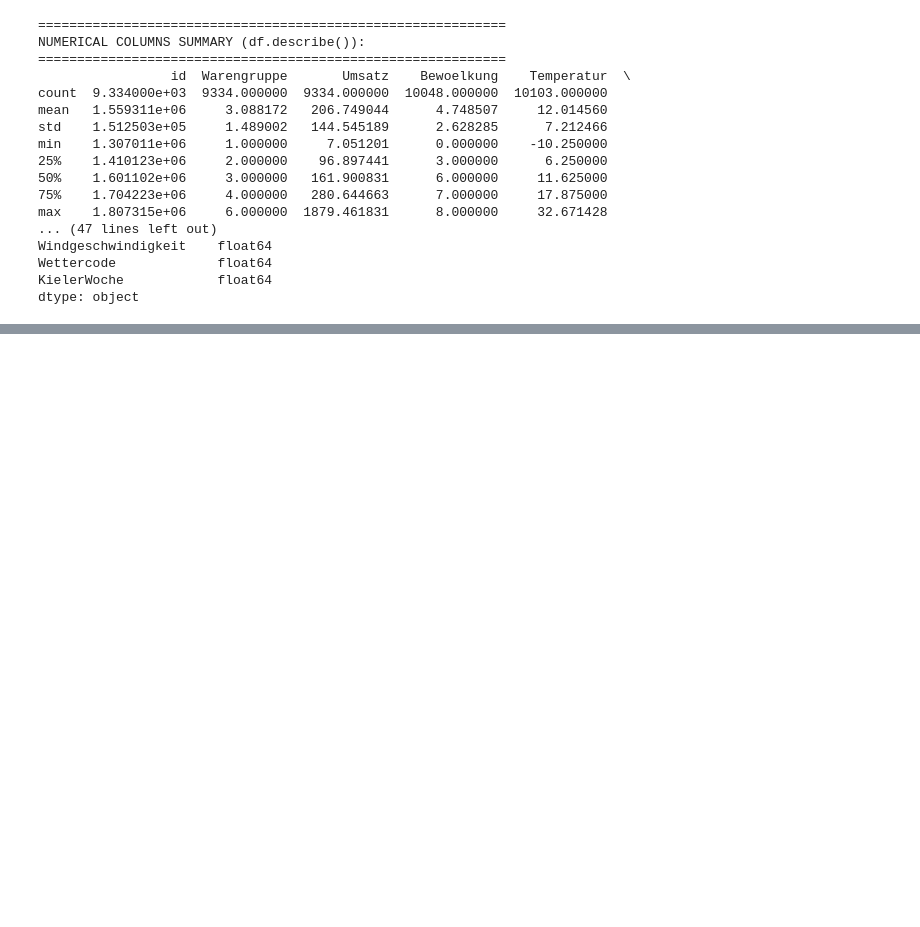
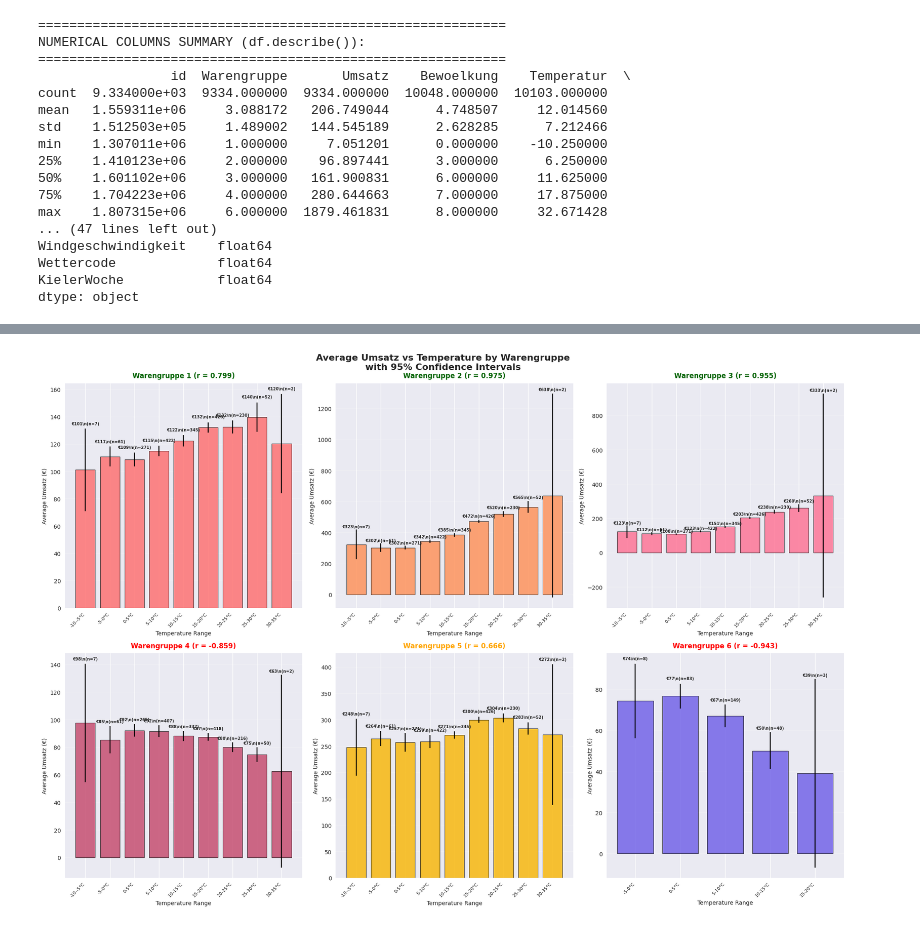
Before and after one commit to DavidStrif/team3_goodweather, a Jupyter notebook: 1_DatasetCharacteristics/notebooks/task1_description.ipynb, the cells around one changed output, grey strips where cells are left out. Saved outputs shown, nothing was run; the diff lists cells and outputs as text; code cells hidden in the pictures; blank space fills up the shorter version.

```diff
--- a/1_DatasetCharacteristics/notebooks/task1_description.ipynb
+++ b/1_DatasetCharacteristics/notebooks/task1_description.ipynb
@@ -91,0 +709,77 @@ dtype: object
+# %%
+# Create subplots for temperature vs Umsatz for each Warengruppe
+fig, axes = plt.subplots(2, 3, figsize=(20, 14))
+fig.suptitle('Average Umsatz vs Temperature by Warengruppe\nwith 95% Confidence Intervals',
+             fontsize=16, fontweight='bold', y=0.98)
+
+# Define colors for each Warengruppe (warmer colors for temperature theme)
+temp_colors = ['#FF6B6B', '#FF8E53', '#FF6F91', '#C44569', '#F8B500', '#6C5CE7']
+
+# Flatten axes array for easier iteration
+axes_flat = axes.flatten()
+
+correlations = {}
+
+for i, (warengruppe, wg_df) in enumerate(warengruppe_temp_stats.items()):
+    ax = axes_flat[i]
+
+    if len(wg_df) > 1:  # Need data points to plot
+        x_pos = np.arange(len(wg_df))
+        bars = ax.bar(x_pos, wg_df['Mean_Umsatz'],
+                     yerr=wg_df['CI_Error'],
+                     capsize=4,
+                     alpha=0.8,
+                     color=temp_colors[i],
+                     edgecolor='black',
+                     linewidth=0.8)
+
+        # Calculate correlation for this Warengruppe
+        if len(wg_df) > 2:
+            correlation = np.corrcoef(wg_df['Temp_Mid'].values, wg_df['Mean_Umsatz'].values)[0, 1]
+            correlations[warengruppe] = correlation
+        else:
+            correlation = 0
+            correlations[warengruppe] = correlation
+
+        # Customize each subplot
+        ax.set_title(f'Warengruppe {int(warengruppe)} (r = {correlation:.3f})',
+                    fontsize=12, fontweight='bold', pad=10)
+        ax.set_xlabel('Temperature Range', fontsize=10)
+        ax.set_ylabel('Average Umsatz (€)', fontsize=10)
+        ax.set_xticks(x_pos)
+        ax.set_xticklabels(wg_df['Temp_Bin'], rotation=45, ha='right', fontsize=8)
+
+        # Add value labels on bars (smaller for temperature charts)
+        for j, (bar, mean_val, count) in enumerate(zip(bars, wg_df['Mean_Umsatz'], wg_df['Count'])):
+            height = bar.get_height()
+            if height > 0:
+                error = wg_df.iloc[j]['CI_Error']
+                ax.text(bar.get_x() + bar.get_width()/2., height + error + (height * 0.02),
+                       f'€{mean_val:.0f}\\n(n={count})',
+                       ha='center', va='bottom', fontsize=7, fontweight='bold')
+
+        # Add grid
+        ax.grid(True, alpha=0.3, axis='y')
+        ax.set_axisbelow(True)
+
+        # Color code the title based on correlation strength
+        if correlation >= 0.7:
+            title_color = 'darkgreen'
+        elif correlation >= 0.4:
+            title_color = 'orange'
+        elif correlation <= -0.4:
+            title_color = 'red'
+        else:
+            title_color = 'black'
+        ax.set_title(f'Warengruppe {int(warengruppe)} (r = {correlation:.3f})',
+                    fontsize=12, fontweight='bold', pad=10, color=title_color)
+    else:
+        ax.text(0.5, 0.5, 'Insufficient Data\\nfor Analysis',
+               transform=ax.transAxes, ha='center', va='center',
+               fontsize=12, fontweight='bold')
+        ax.set_title(f'Warengruppe {int(warengruppe)}', fontsize=12, fontweight='bold')
+
+plt.tight_layout()
+plt.show()
+# %% [output]
+[figure, added]
```
Also changed, not shown: parts of 33 cells of this notebook, 3 other files.
